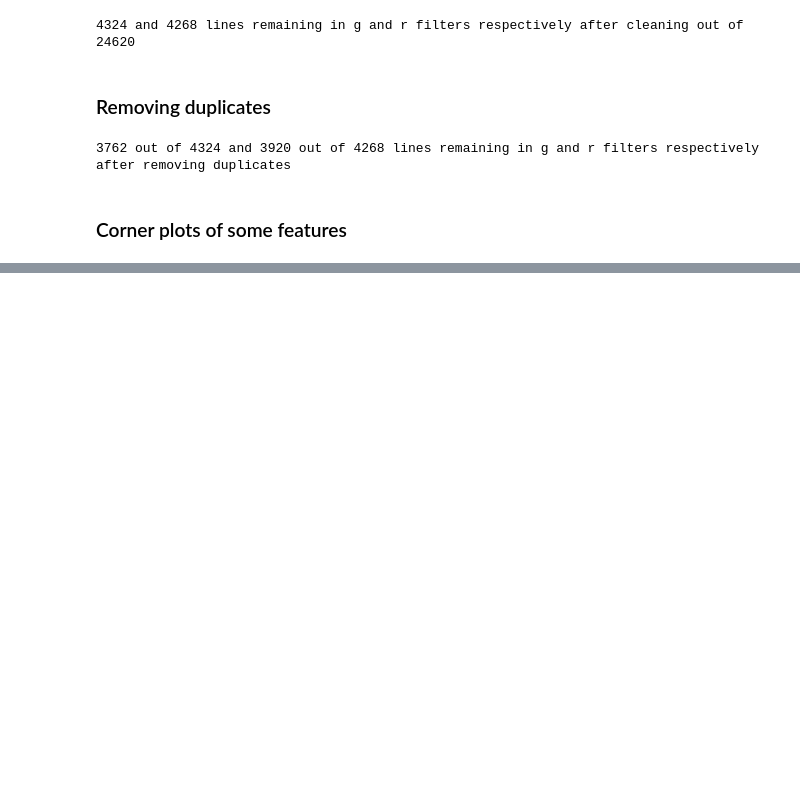
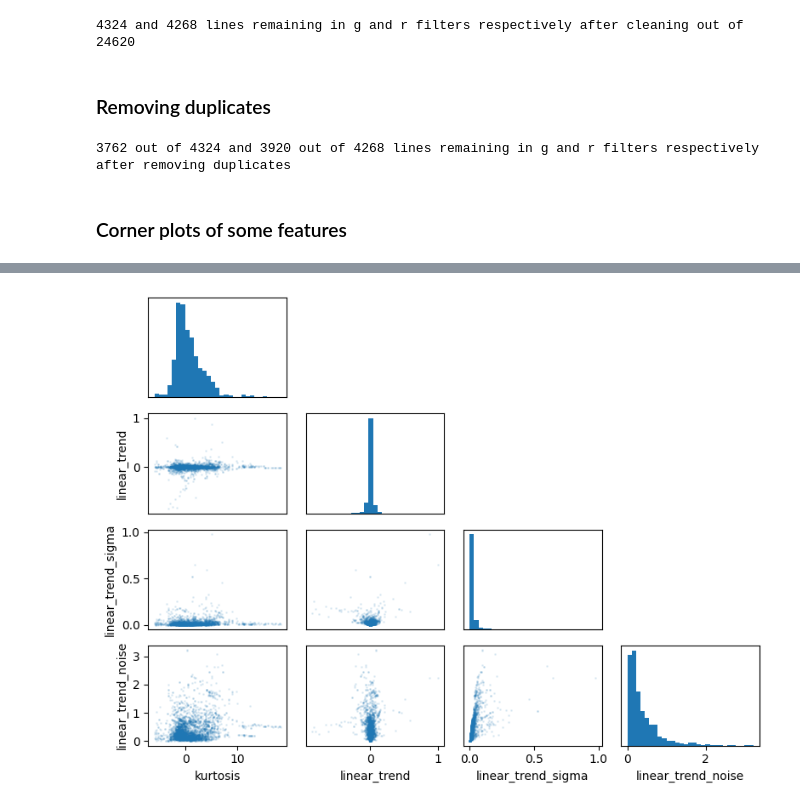
Before and after one commit to emilleishida/magnetic_cvs, a Jupyter notebook: notebooks/magnetic_cvs.ipynb, the cells around one changed output, grey strips where cells are left out. Saved outputs shown, nothing was run; the diff lists cells and outputs as text; code cells hidden in the pictures; blank space fills up the shorter version.

```diff
--- a/notebooks/magnetic_cvs.ipynb
+++ b/notebooks/magnetic_cvs.ipynb
@@ -121,0 +143,6 @@ plt.tight_layout()
+# %%
+plt.figure(figsize=(8, 6))
+corner_plot(dfg[feature_names[8:12]])
+plt.tight_layout()
+# %% [output]
+[figure, added]
```
Also changed, not shown: parts of 10 cells of this notebook.
